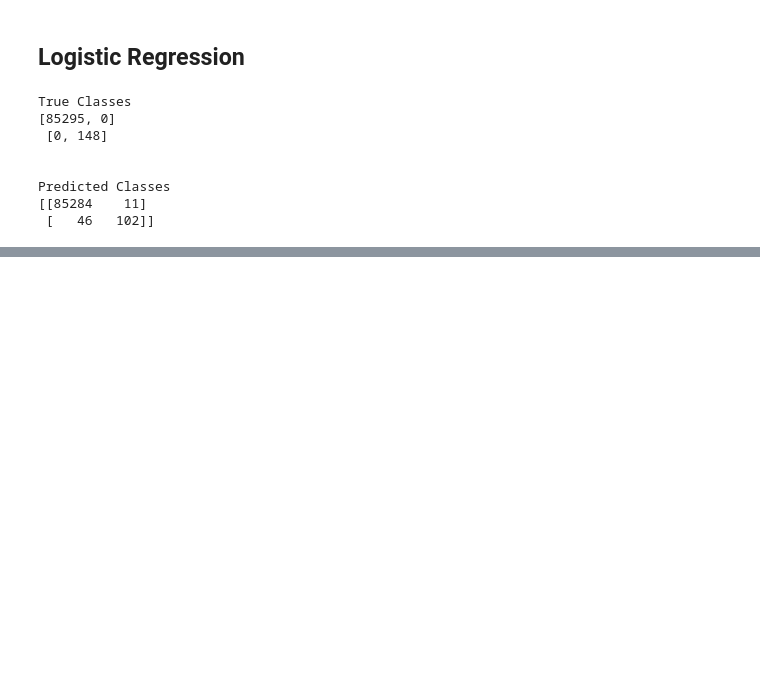
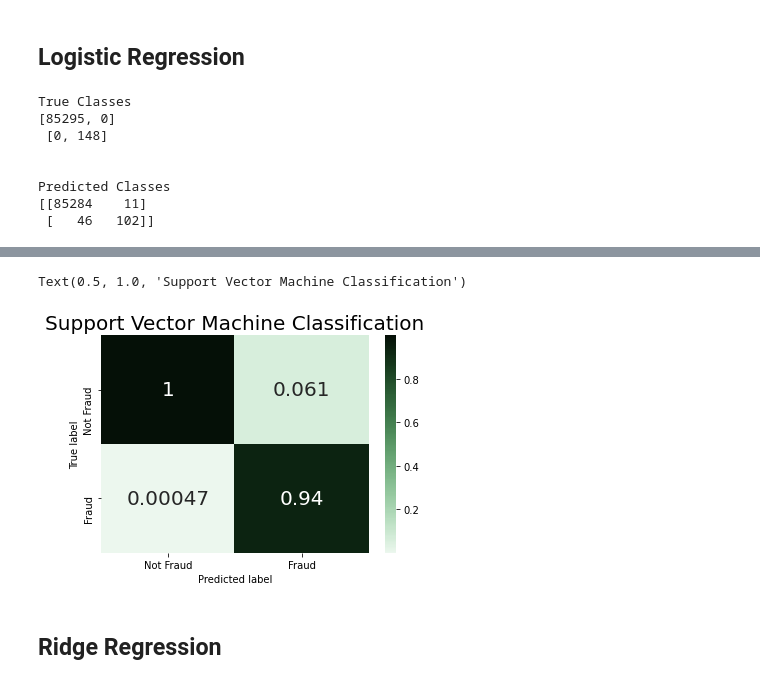
Before and after one commit to pierpaolododorico/credit_cart_frauds, a Jupyter notebook: notebooks/pierpaolo_parametric_models.ipynb, the cells around one changed output, grey strips where cells are left out. Saved outputs shown, nothing was run; the diff lists cells and outputs as text; code cells hidden in the pictures; blank space fills up the shorter version.

```diff
--- a/notebooks/pierpaolo_parametric_models.ipynb
+++ b/notebooks/pierpaolo_parametric_models.ipynb
@@ -166,0 +115,6 @@ Text(33.0, 0.5, 'True label')
+# %%
+from sklearn import svm
+
+svm_model = svm.SVC()
+svm_model.fit(x_train,y_train)
+pred_svm = svm_model.predict(x_test)
@@ -166,0 +136,4 @@ Text(33.0, 0.5, 'True label')
+# %%
+cnf_matrix = confusion_matrix(y_test,pred_svm)
+
+print(classification_report(y_test,pred_svm, target_names=['Non-fraud','Fraud']))
@@ -166,0 +149,17 @@ Text(33.0, 0.5, 'True label')
+# %%
+cm_marginal = cnf_matrix/cnf_matrix.sum(axis=0)
+
+sns.heatmap(cm_marginal,
+            annot=True,
+            annot_kws={"size": 20},
+            cmap = sns.cubehelix_palette(start=2, rot=0, dark=0.05, light=.95, reverse=False, as_cmap=True),
+            xticklabels=['Not Fraud', 'Fraud'],
+            yticklabels=['Not Fraud', 'Fraud'])
+plt.xlabel("Predicted label")
+plt.ylabel("True label")
+plt.title("Support Vector Machine Classification",fontsize=20)
+# %% [output]
+Text(0.5, 1.0, 'Support Vector Machine Classification')
+[figure, added]
+# %% [markdown]
+## Ridge Regression
```
Also changed, not shown: parts of 20 cells of this notebook, 1 other file.
